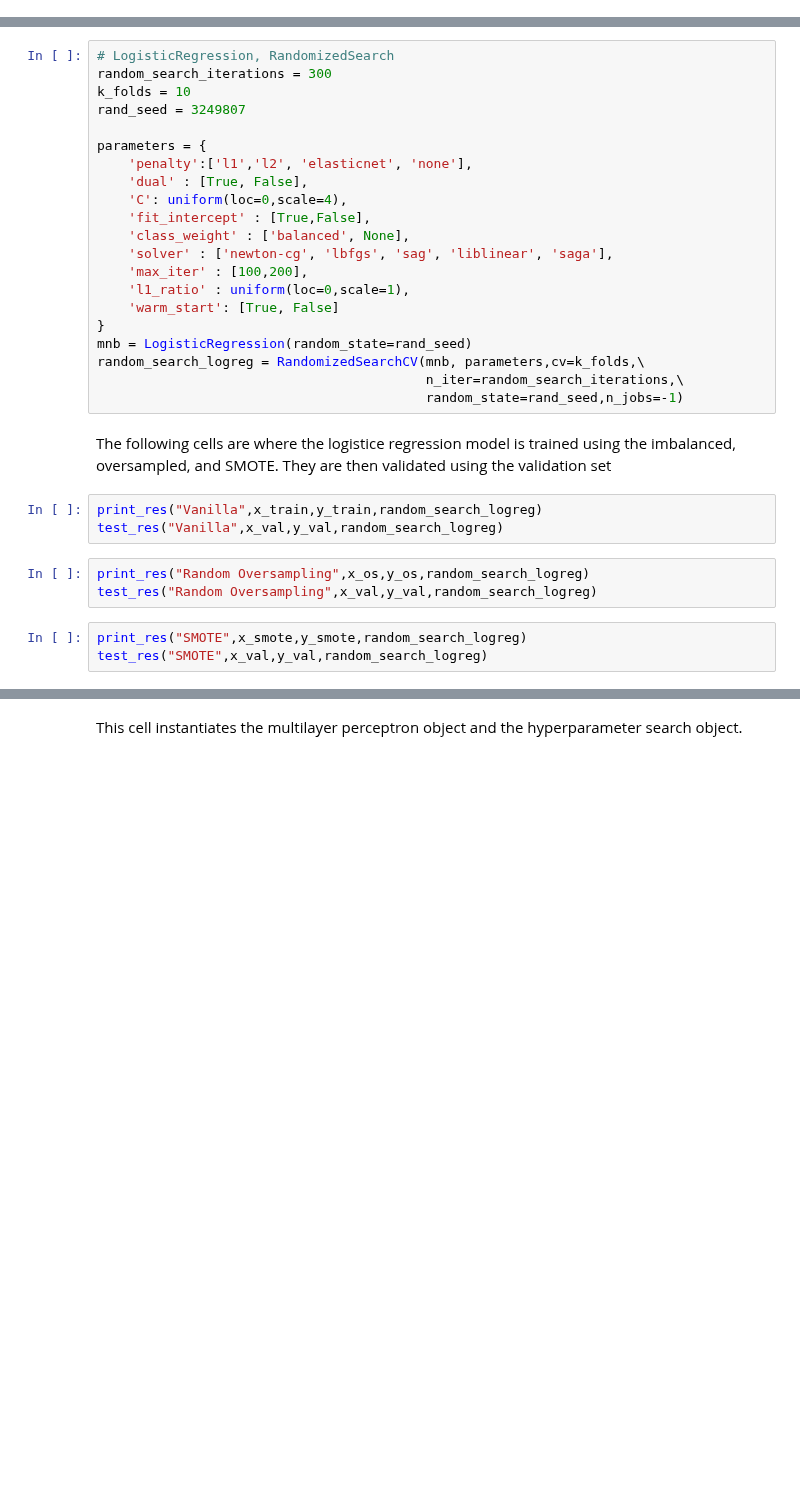
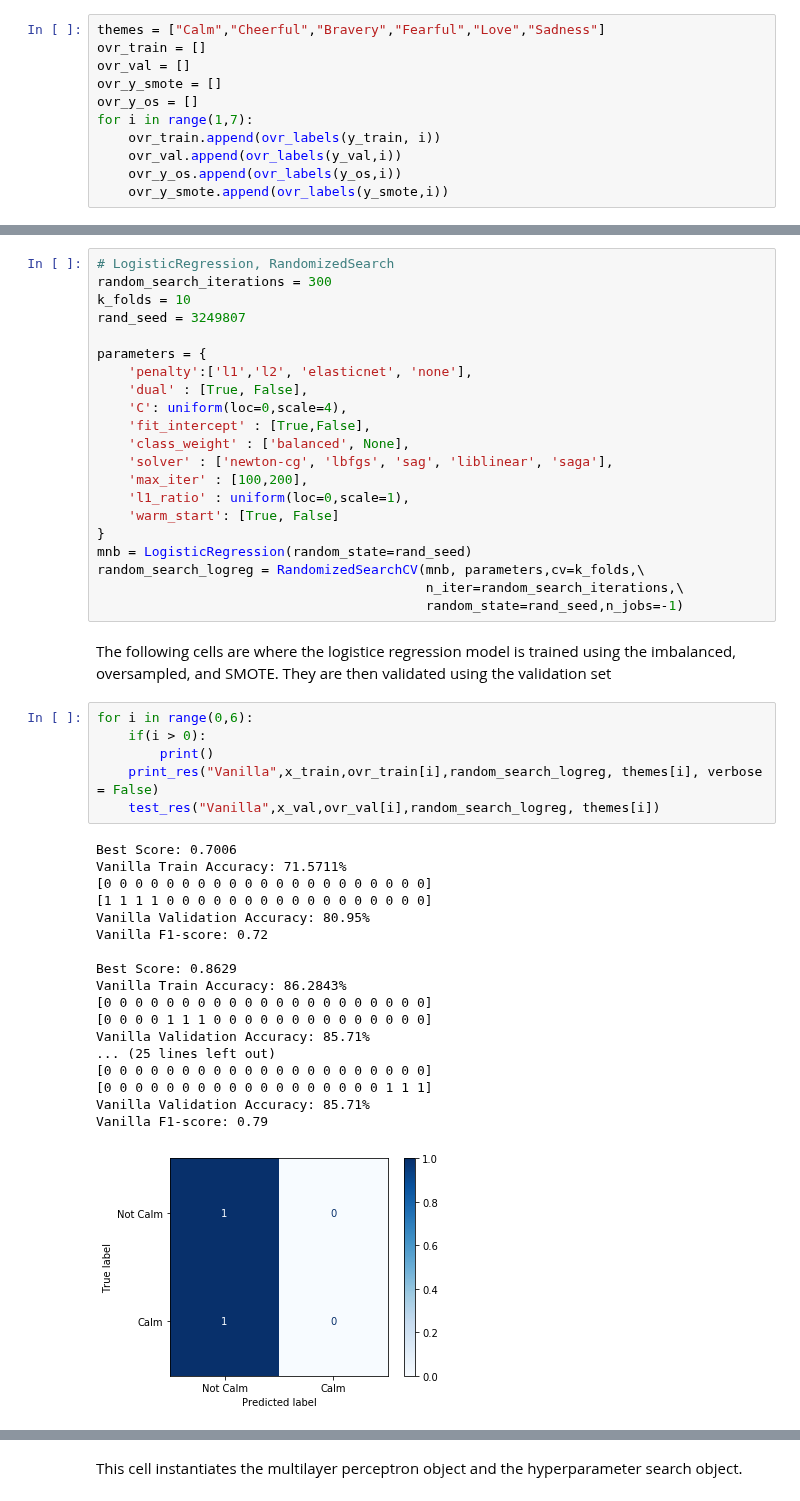
Before and after one commit to gracielnunciob/XLB48, a Jupyter notebook: Notebooks/Training/Logistic Regression Hyperparameter Search.ipynb, the cells around one changed output, grey strips where cells are left out. Drawn from its saved outputs; the diff is of its cells as text; blank space fills up the shorter version.

```diff
--- a/Notebooks/Training/Logistic Regression Hyperparameter Search.ipynb
+++ b/Notebooks/Training/Logistic Regression Hyperparameter Search.ipynb
@@ -52,2 +82,13 @@ x_val = scaler.transform(x_val)
+# %%
+themes = ["Calm","Cheerful","Bravery","Fearful","Love","Sadness"]
+ovr_train = []
+ovr_val = []
+ovr_y_smote = []
+ovr_y_os = []
+for i in range(1,7):
+    ovr_train.append(ovr_labels(y_train, i))
+    ovr_val.append(ovr_labels(y_val,i))
+    ovr_y_os.append(ovr_labels(y_os,i))
+    ovr_y_smote.append(ovr_labels(y_smote,i))
 # %% [markdown]
 Here we perform different methods to deal with imbalanced datasets. We used the oversampling and SMOTE methodology
@@ -97,12 +120,28 @@ random_search_logreg = RandomizedSearchCV(mnb, parameters,cv=k_folds,\
                                           random_state=rand_seed,n_jobs=-1)
 # %% [markdown]
 The following cells are where the logistice regression model is trained using the imbalanced, oversampled, and SMOTE. They are then validated using the validation set
-# %%
-print_res("Vanilla",x_train,y_train,random_search_logreg)
-test_res("Vanilla",x_val,y_val,random_search_logreg)
-# %%
-print_res("Random Oversampling",x_os,y_os,random_search_logreg)
-test_res("Random Oversampling",x_val,y_val,random_search_logreg)
-# %%
-print_res("SMOTE",x_smote,y_smote,random_search_logreg)
-test_res("SMOTE",x_val,y_val,random_search_logreg)
+# %%
+for i in range(0,6):
+    if(i > 0):
+        print()
+    print_res("Vanilla",x_train,ovr_train[i],random_search_logreg, themes[i], verbose = False)
+    test_res("Vanilla",x_val,ovr_val[i],random_search_logreg, themes[i])
+# %% [output]
+Best Score: 0.7006
+Vanilla Train Accuracy: 71.5711%
+[0 0 0 0 0 0 0 0 0 0 0 0 0 0 0 0 0 0 0 0 0]
+[1 1 1 1 0 0 0 0 0 0 0 0 0 0 0 0 0 0 0 0 0]
+Vanilla Validation Accuracy: 80.95%
+Vanilla F1-score: 0.72
+
+Best Score: 0.8629
+Vanilla Train Accuracy: 86.2843%
+[0 0 0 0 0 0 0 0 0 0 0 0 0 0 0 0 0 0 0 0 0]
+[0 0 0 0 1 1 1 0 0 0 0 0 0 0 0 0 0 0 0 0 0]
+Vanilla Validation Accuracy: 85.71%
+... (25 lines left out)
+[0 0 0 0 0 0 0 0 0 0 0 0 0 0 0 0 0 0 0 0 0]
+[0 0 0 0 0 0 0 0 0 0 0 0 0 0 0 0 0 0 1 1 1]
+Vanilla Validation Accuracy: 85.71%
+Vanilla F1-score: 0.79
+[figure, added]
```
Also changed, not shown: parts of 21 cells of this notebook, 1 other file.
